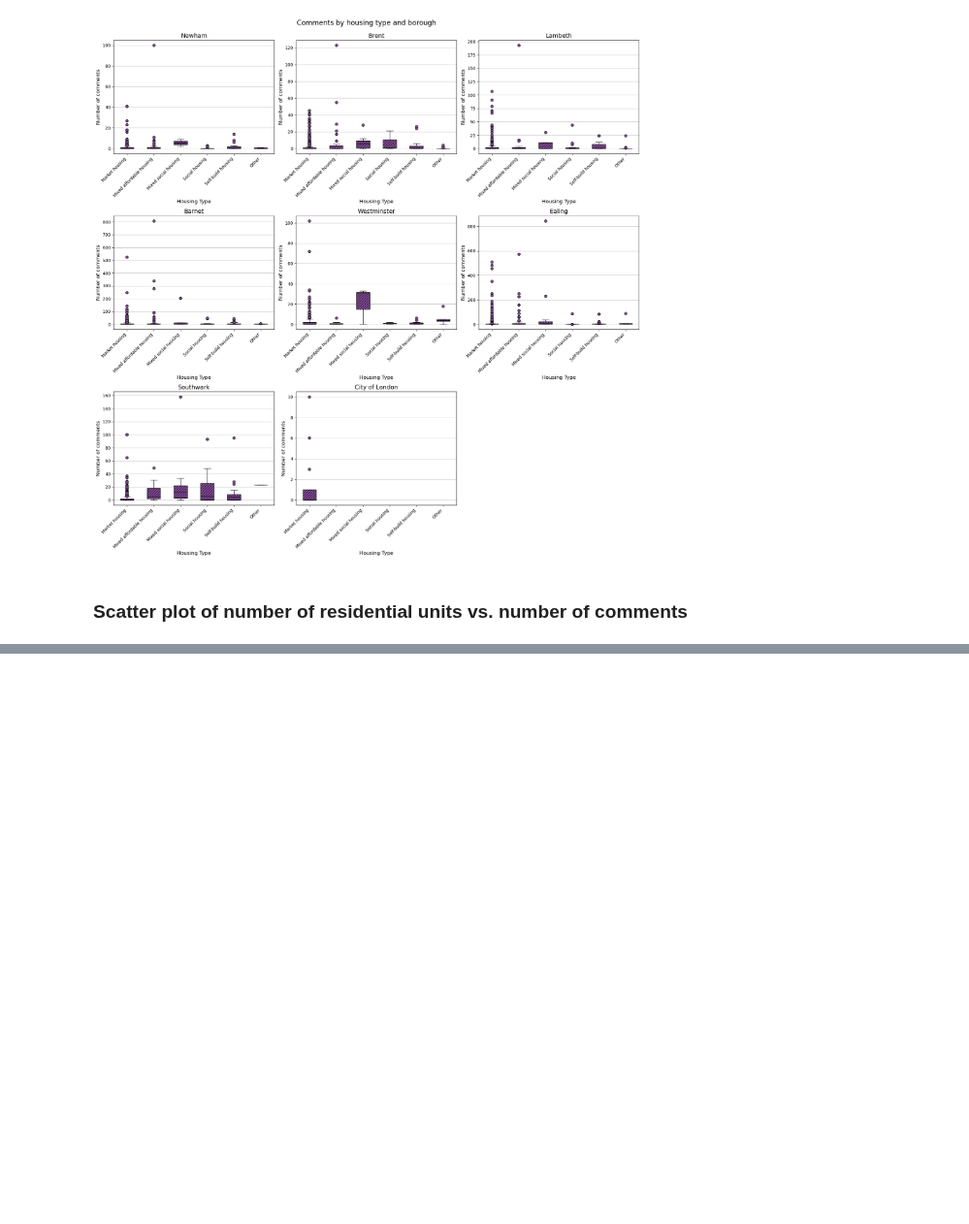
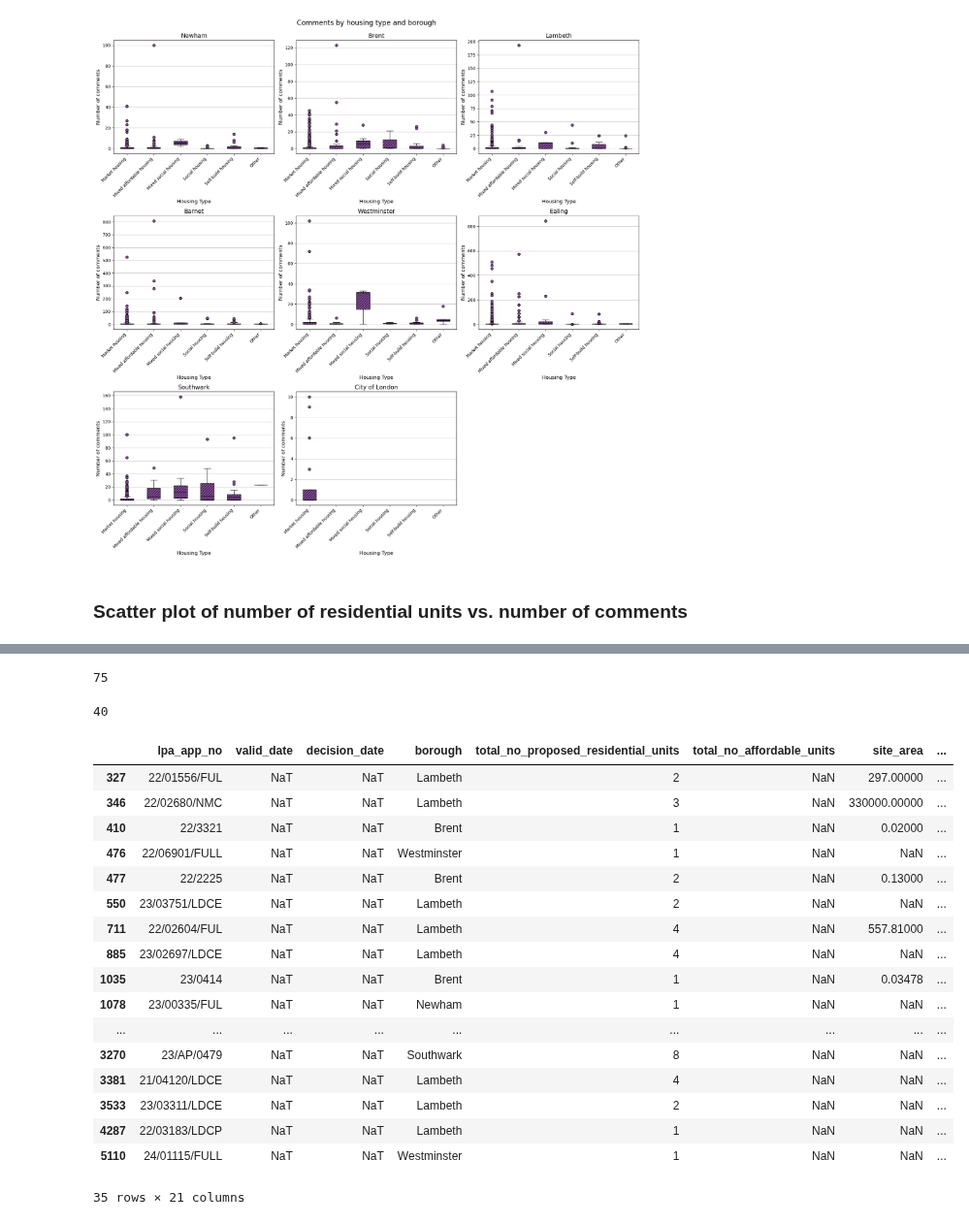
Before and after one commit to Bea-Taylor/nimby_nlp, a Jupyter notebook: notebooks/1_0_1_summary_analysis.ipynb, the cells around one changed output, grey strips where cells are left out. Shown at 97% size. Saved outputs shown, nothing was run; the diff lists cells and outputs as text; code cells hidden in the pictures; blank space fills up the shorter version.

```diff
--- a/notebooks/1_0_1_summary_analysis.ipynb
+++ b/notebooks/1_0_1_summary_analysis.ipynb
@@ -706,0 +745,36 @@ plt.show()
+# %%
+print(len(application_df[application_df['housing_type'] == "Other"]))
+
+conversion = {'change of use', 'conversion'}
+
+# regex to check if 'change of use' or 'conversion' is in the description of the application for hosuing_type='Other'
+application_df[application_df['housing_type'] == 'Other']['description'].str.contains('change of use|conversion|extension', case=False, na=False).sum()
+# %% [output]
+75
+40
+# %%
+# display those which are 'housing_type' == 'Other' and do not have 'change of use' or 'conversion' in the description
+other_without_conversion = application_df[
+    (application_df['housing_type'] == 'Other') &
+    (~application_df['description'].str.contains('change of use|conversion|extension', case=False, na=False))
+]
+other_without_conversion
+# %% [output]
+|  | lpa_app_no | valid_date | decision_date | borough | total_no_proposed_residential_units | total_no_affordable_units | site_area | ... |
+| 327 | 22/01556/FUL | NaT | NaT | Lambeth | 2 | NaN | 297.00000 | ... |
+| 346 | 22/02680/NMC | NaT | NaT | Lambeth | 3 | NaN | 330000.00000 | ... |
+| 410 | 22/3321 | NaT | NaT | Brent | 1 | NaN | 0.02000 | ... |
+| 476 | 22/06901/FULL | NaT | NaT | Westminster | 1 | NaN | NaN | ... |
+| 477 | 22/2225 | NaT | NaT | Brent | 2 | NaN | 0.13000 | ... |
+| 550 | 23/03751/LDCE | NaT | NaT | Lambeth | 2 | NaN | NaN | ... |
+| 711 | 22/02604/FUL | NaT | NaT | Lambeth | 4 | NaN | 557.81000 | ... |
+| 885 | 23/02697/LDCE | NaT | NaT | Lambeth | 4 | NaN | NaN | ... |
+| 1035 | 23/0414 | NaT | NaT | Brent | 1 | NaN | 0.03478 | ... |
+| 1078 | 23/00335/FUL | NaT | NaT | Newham | 1 | NaN | NaN | ... |
+| ... | ... | ... | ... | ... | ... | ... | ... | ... |
+| 3270 | 23/AP/0479 | NaT | NaT | Southwark | 8 | NaN | NaN | ... |
+| 3381 | 21/04120/LDCE | NaT | NaT | Lambeth | 4 | NaN | NaN | ... |
+| 3533 | 23/03311/LDCE | NaT | NaT | Lambeth | 2 | NaN | NaN | ... |
+| 4287 | 22/03183/LDCP | NaT | NaT | Lambeth | 1 | NaN | NaN | ... |
+| 5110 | 24/01115/FULL | NaT | NaT | Westminster | 1 | NaN | NaN | ... |
+35 rows × 21 columns
```
Also changed, not shown: parts of 6 cells of this notebook, 1 other file.
